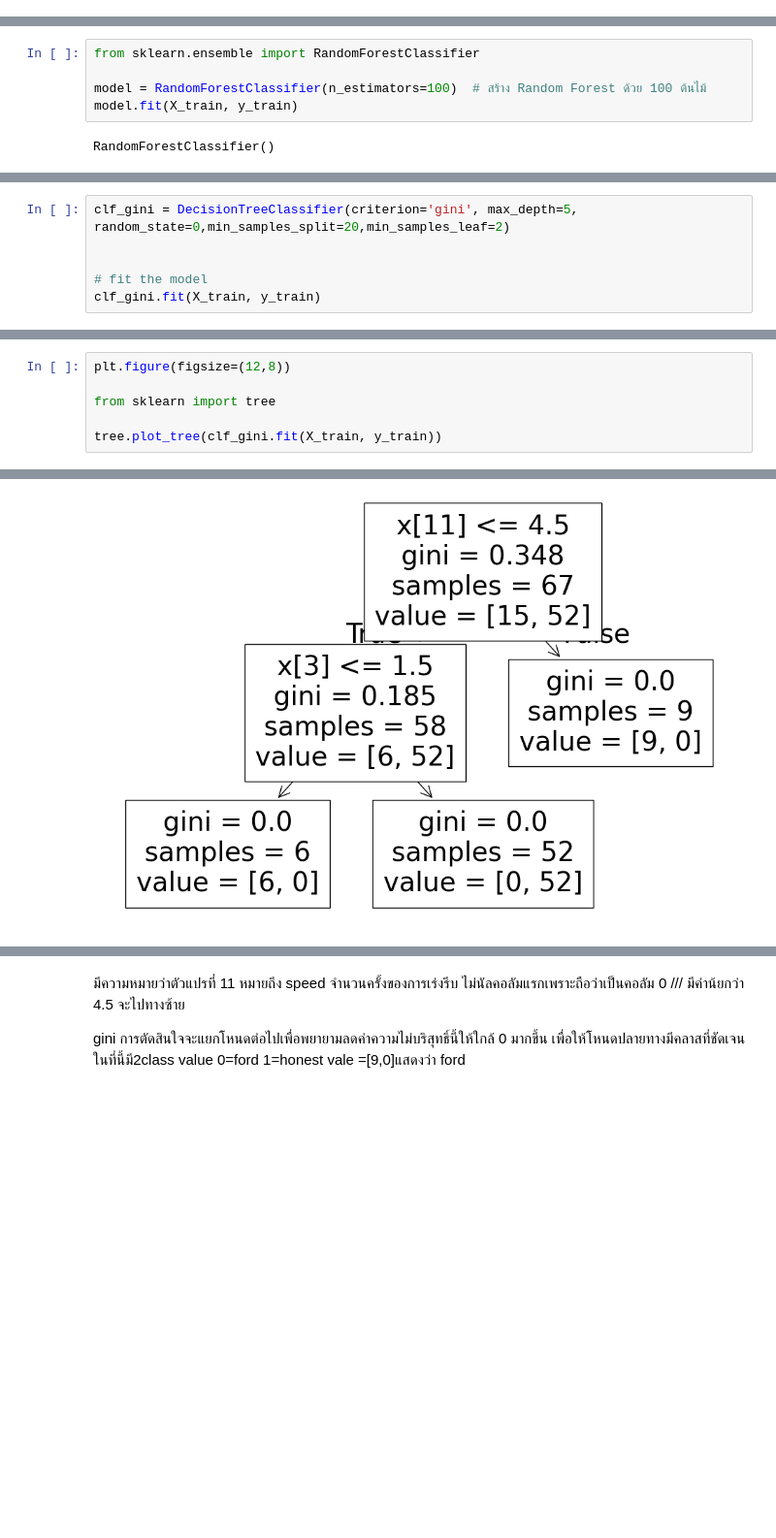
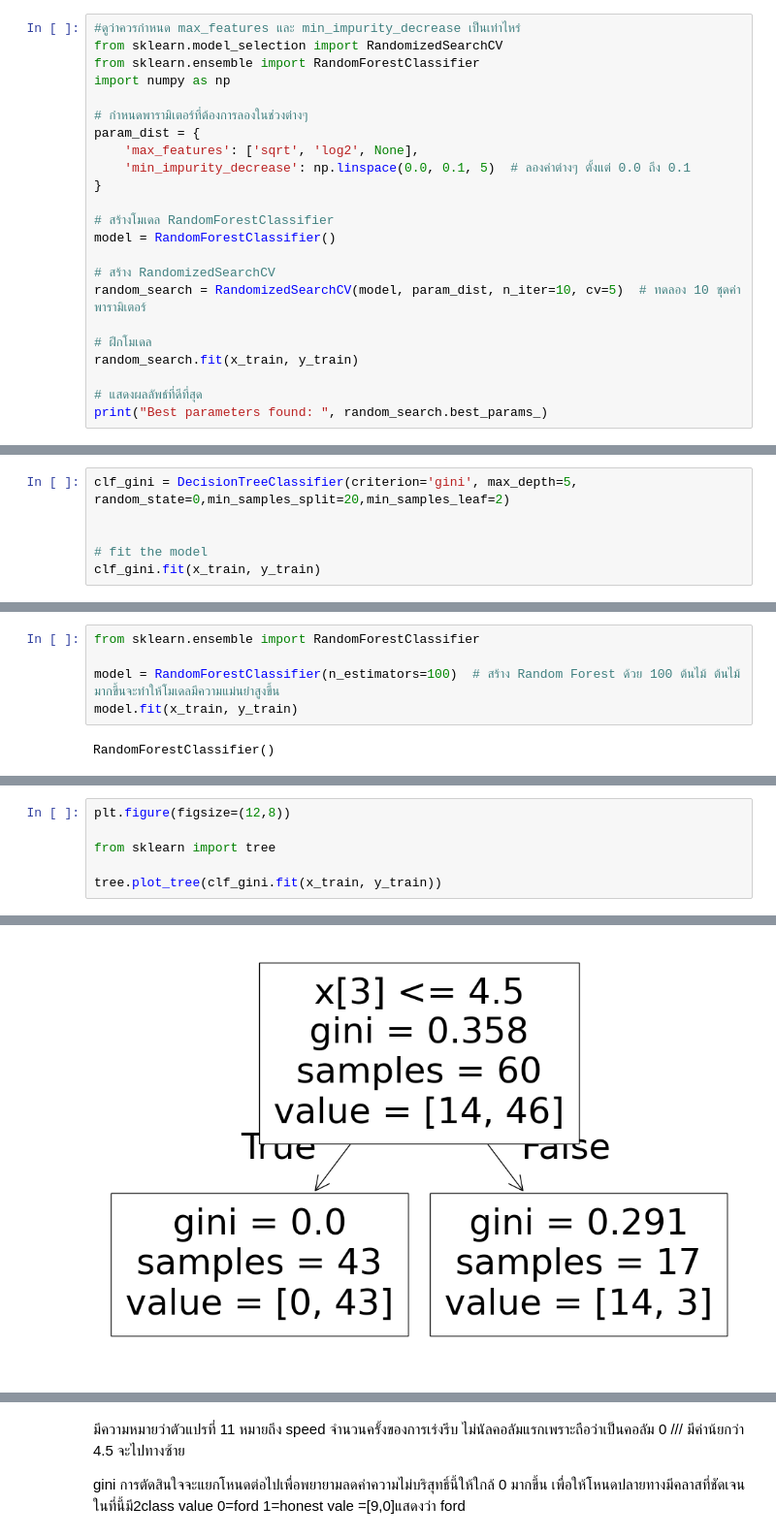
Before and after one commit to Suchada2000/MY-WORK, a Jupyter notebook: Untitled17.ipynb, the cells around one changed output, grey strips where cells are left out. Shown at 97% size. Cells and saved outputs as stored; diff of their text form; blank space fills up the shorter version.

```diff
--- a/Untitled17.ipynb
+++ b/Untitled17.ipynb
@@ -266,3 +323,26 @@ grid_search.fit(X_train, y_train)
 print("Best min_samples_leaf:", grid_search.best_params_['min_samples_leaf'])
 # %% [output]
 Best min_samples_leaf: 1
+# %%
+#ดูว่าควรกำหนด max_features และ min_impurity_decrease เป็นเท่าไหร่
+from sklearn.model_selection import RandomizedSearchCV
+from sklearn.ensemble import RandomForestClassifier
+import numpy as np
+
+# กำหนดพารามิเตอร์ที่ต้องการลองในช่วงต่างๆ
+param_dist = {
+    'max_features': ['sqrt', 'log2', None],
+    'min_impurity_decrease': np.linspace(0.0, 0.1, 5)  # ลองค่าต่างๆ ตั้งแต่ 0.0 ถึง 0.1
+}
+
+# สร้างโมเดล RandomForestClassifier
+model = RandomForestClassifier()
+
+# สร้าง RandomizedSearchCV
+random_search = RandomizedSearchCV(model, param_dist, n_iter=10, cv=5)  # ทดลอง 10 ชุดค่าพารามิเตอร์
+
+# ฝึกโมเดล
+random_search.fit(x_train, y_train)
+
+# แสดงผลลัพธ์ที่ดีที่สุด
+print("Best parameters found: ", random_search.best_params_)
@@ -268,0 +351,6 @@ Best min_samples_leaf: 1
+# %%
+clf_gini = DecisionTreeClassifier(criterion='gini', max_depth=5, random_state=0,min_samples_split=20,min_samples_leaf=2)
+
+
+# fit the model
+clf_gini.fit(x_train, y_train)
@@ -269,8 +372,8 @@ Best min_samples_leaf: 1
 # %%
 from sklearn.ensemble import RandomForestClassifier
 
-model = RandomForestClassifier(n_estimators=100)  # สร้าง Random Forest ด้วย 100 ต้นไม้
-model.fit(X_train, y_train)
+model = RandomForestClassifier(n_estimators=100)  # สร้าง Random Forest ด้วย 100 ต้นไม้ ต้นไม้มากขึ้นจะทำให้โมเดลมีความแม่นยำสูงขึ้น
+model.fit(x_train, y_train)
 # %% [output]
 RandomForestClassifier()
 # %%
@@ -278,6 +380,0 @@ model = RandomForestClassifier(max_features="sqrt", min_impurity_decrease=0.01)
-# %%
-clf_gini = DecisionTreeClassifier(criterion='gini', max_depth=5, random_state=0,min_samples_split=20,min_samples_leaf=2)
-
-
-# fit the model
-clf_gini.fit(X_train, y_train)
@@ -333,5 +417,5 @@ plt.figure(figsize=(12,8))
 
 from sklearn import tree
 
-tree.plot_tree(clf_gini.fit(X_train, y_train))
+tree.plot_tree(clf_gini.fit(x_train, y_train))
 # %% [output]
@@ -345 +427 @@ tree.plot_tree(clf_gini.fit(X_train, y_train))
-[figure, old version]
+[figure, new version]
```
Also changed, not shown: parts of 60 cells of this notebook.
